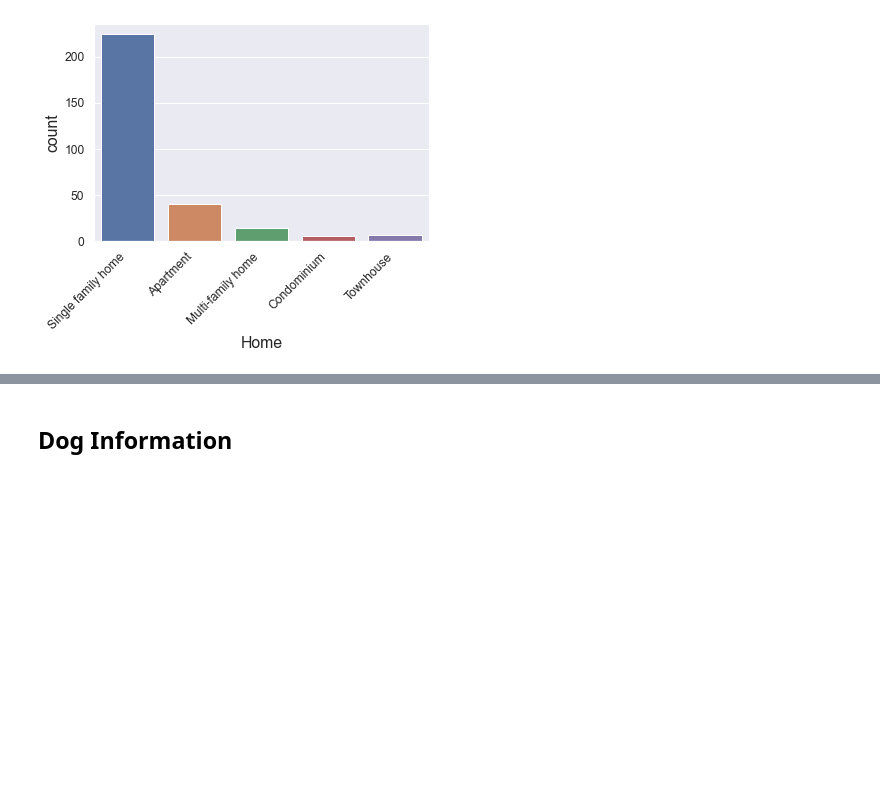
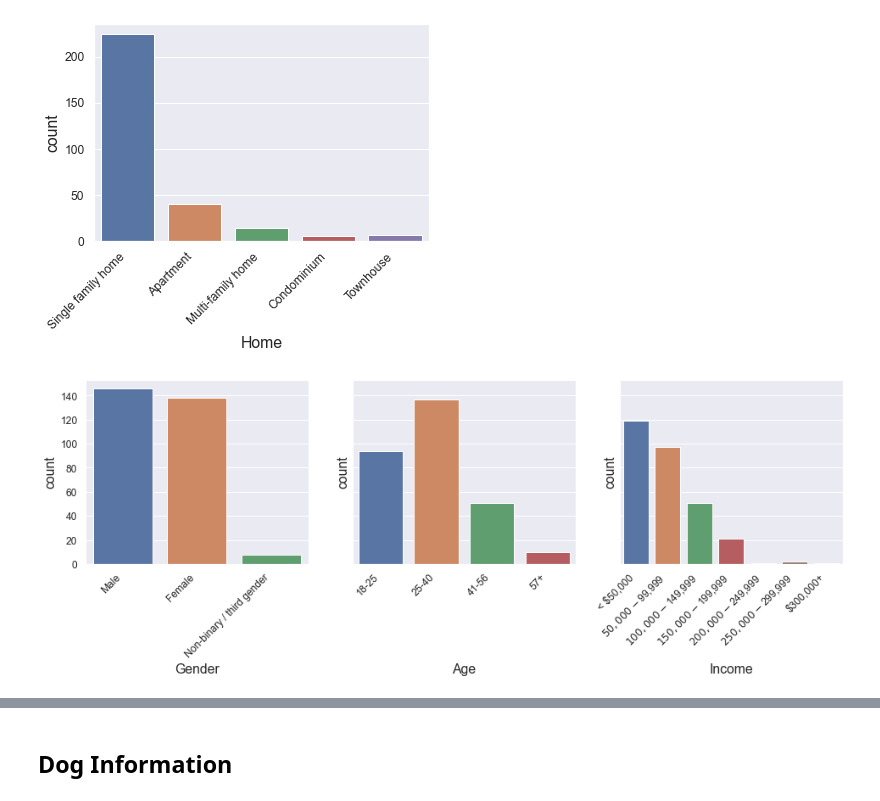
Before and after one commit to markhary/emba912_survey, a Jupyter notebook: ruby.ipynb, the cells around one changed output, grey strips where cells are left out. Cells and saved outputs as stored; diff of their text form; code cells hidden in the pictures; blank space fills up the shorter version.

```diff
--- a/ruby.ipynb
+++ b/ruby.ipynb
@@ -138,35 +140,26 @@ create_countplot(survey_data, "Home", True)
 [figure]
 [figure]
 # %%
-#fig, axes = plt.subplots(1,3, figsize=(16,4));
-#create_countplot(survey_data, "Gender", ax=axes[0])
-#create_countplot(survey_data, "Age", order=["18-25", "25-40", "41-56", "57+"], ax=axes[1])
-#create_countplot(survey_data, "Income",
-#                 order=[
-#                     '< $50,000',
-#                     '$50,000 -$99,999',
-#                     '$100,000 - $149,999',
-#                     '$150,000 - $199,999',
-#                     '$200,000 - $249,999',
-#                     '$250,000 - $299,999',
-#                     '$300,000+',
-#                 ],
-#                 ax=axes[2]
-#                )
-#create_countplot(survey_data, "Education",
-#                 order=[
-#                     'High school graduate',
-#                     'Some college',
-#                     '2 year degree',
-#                     '4 year degree',
-#                     'Graduate degree and beyond',
-#                     'Trade profession'
-#                 ],
-#                 ax=axes[1,0]
-#                )
-#create_countplot(survey_data, "Relationship_Status", ax=axes[1,1])
-#create_countplot(survey_data, "Residence", ax=axes[1,2])
-#create_countplot(survey_data, "Home", ax=axes[2,0])
-#
-#fig.delaxes(axes[2][1]);
-#fig.delaxes(axes[2][2]);
+fig, axes = plt.subplots(1,3, figsize=(16,4), sharey=True);
+chart = create_countplot(survey_data, "Gender", False, ax=axes[0]);
+chart = create_countplot(survey_data, "Age", False, order=["18-25", "25-40", "41-56", "57+"], ax=axes[1]);
+chart = create_countplot(survey_data, "Income", False,
+                order=[
+                    '< $50,000',
+                    '$50,000 -$99,999',
+                    '$100,000 - $149,999',
+                    '$150,000 - $199,999',
+                    '$200,000 - $249,999',
+                    '$250,000 - $299,999',
+                    '$300,000+',
+                ],
+                ax=axes[2]
+               );
+
+#axes[0].yaxis.set_tick_params(which='both', labelbottom=True)
+#axes[1].yaxis.set_tick_params(which='both', labelbottom=True)
+#axes[2].yaxis.set_tick_params(which='both', labelbottom=True)
+fig.align_xlabels(axes)
+save_figure(fig, 'Gender_Age_Income');
+# %% [output]
+[figure, added]
```
Also changed, not shown: parts of 7 cells of this notebook, 2 other files.
